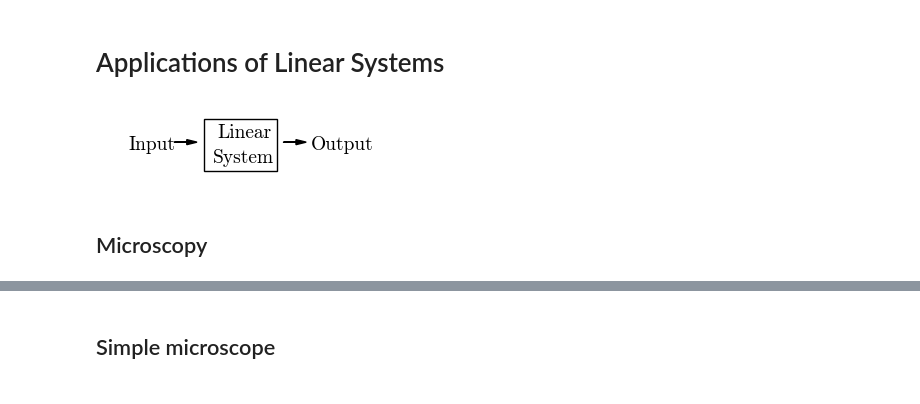
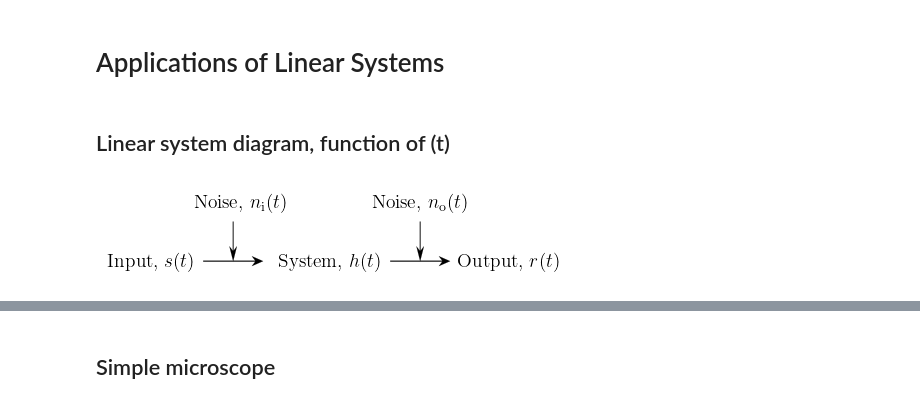
Before and after one commit to markusmeister/MIB-Public, a Jupyter notebook: Figures_Ch_4.ipynb, the cells around one changed output, grey strips where cells are left out. Saved outputs shown, nothing was run; the diff lists cells and outputs as text; code cells hidden in the pictures.

```diff
--- a/Figures_Ch_4.ipynb
+++ b/Figures_Ch_4.ipynb
@@ -270,24 +237,32 @@ plt.imshow(im);
 # %% [markdown]
 # Applications of Linear Systems
+# %% [markdown]
+## Linear system diagram, function of (t)
 # %%
-from matplotlib.patches import Rectangle, Circle, Wedge, Arc
-fig,ax=plt.subplots(1,1,figsize=(3,1))
-ax.text(-4 ,-0.2 ,r'Input',fontsize=14,color='k', rotation=0)
-ax.text(4 ,-0.2 ,r'Output',fontsize=14,color='k', rotation=0)
-ax.text(-0.1 ,0.5 ,r'Linear',fontsize=14,color='k', rotation=0)
-ax.text(-0.3 ,-1 ,r'System',fontsize=14,color='k', rotation=0)
-ax.add_patch(Rectangle((-0.7, -1.5), 3.2,3.1,edgecolor='k',fill=False))
-ax.arrow(-2,0.2,1,0,width=0.01,length_includes_head=True,head_width=0.3,
-                overhang=0,color='k')
-ax.arrow(2.8,0.2,1,0,width=0.01,length_includes_head=True,head_width=0.3,
-                overhang=0,color='k')
+from matplotlib.patches import Rectangle, Circle, Wedge, Arc, FancyBboxPatch, FancyArrowPatch
+import matplotlib.patches as patches
+
+fig,ax=plt.subplots(1,1,figsize=(5,1.2))
+ax.text(-12 ,0 ,r'Input, $s(t)$',fontsize=14,color='k', rotation=0, ha='center', va='center')
+ax.text(12 ,0 ,r'Output, $r(t)$',fontsize=14,color='k', rotation=0, ha='center', va='center')
+ax.text(0 ,0 ,r'System, $h(t)$',fontsize=14,color='k', rotation=0, ha='center', va='center')
+ax.text(-6 ,3 ,r'Noise, $n_{\rm{i}}(t)$',fontsize=14,color='k', rotation=0, ha='center', va='center')
+ax.text(6 ,3 ,r'Noise, $n_{\rm{o}}(t)$',fontsize=14,color='k', rotation=0, ha='center', va='center')
+ax.arrow(-8.5,0,4,0,width=0.05,length_includes_head=True,head_width=0.5,linewidth=0.1,
+                overhang=0.3,color='k')
+ax.arrow(4,0,4,0,width=0.05,length_includes_head=True,head_width=0.5,linewidth=0.1,
+                overhang=0.3,color='k')
+ax.arrow(-6.5,2,0,-2,width=0.05,length_includes_head=True,head_width=0.5,linewidth=0.1,
+                overhang=0.3,color='k')
+ax.arrow(6,2,0,-2,width=0.05,length_includes_head=True,head_width=0.5,linewidth=0.1,
+                overhang=0.3,color='k')
+
+ax.set_xlim([-15,15])
+ax.set_ylim([-0.7,3.7])
 ax.axis('off')
-ax.set_xlim([-5,5])
-ax.set_ylim([-2,2])
+
 fig.tight_layout()
 if Save:
-    fig.savefig(str(savedir / 'LinSys_schema1.pdf'), dpi=600, format='pdf', bbox_inches='tight');
+    fig.savefig(str(savedir / 'SystemID-diagram.pdf'), dpi=600, format='pdf', bbox_inches='tight')
 # %% [output]
-[figure, old version]
+[figure, new version]
-# %% [markdown]
-## Microscopy
```
Also changed, not shown: parts of 70 cells of this notebook, 8 other files.
